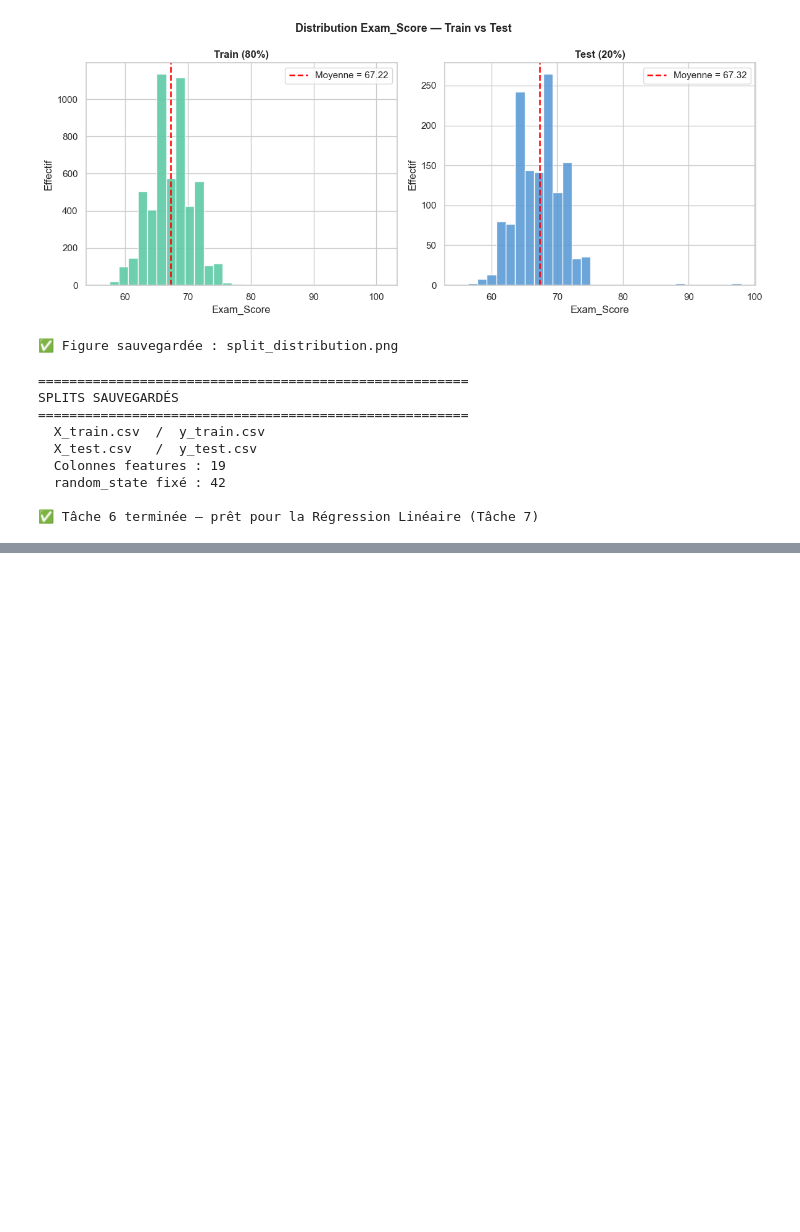
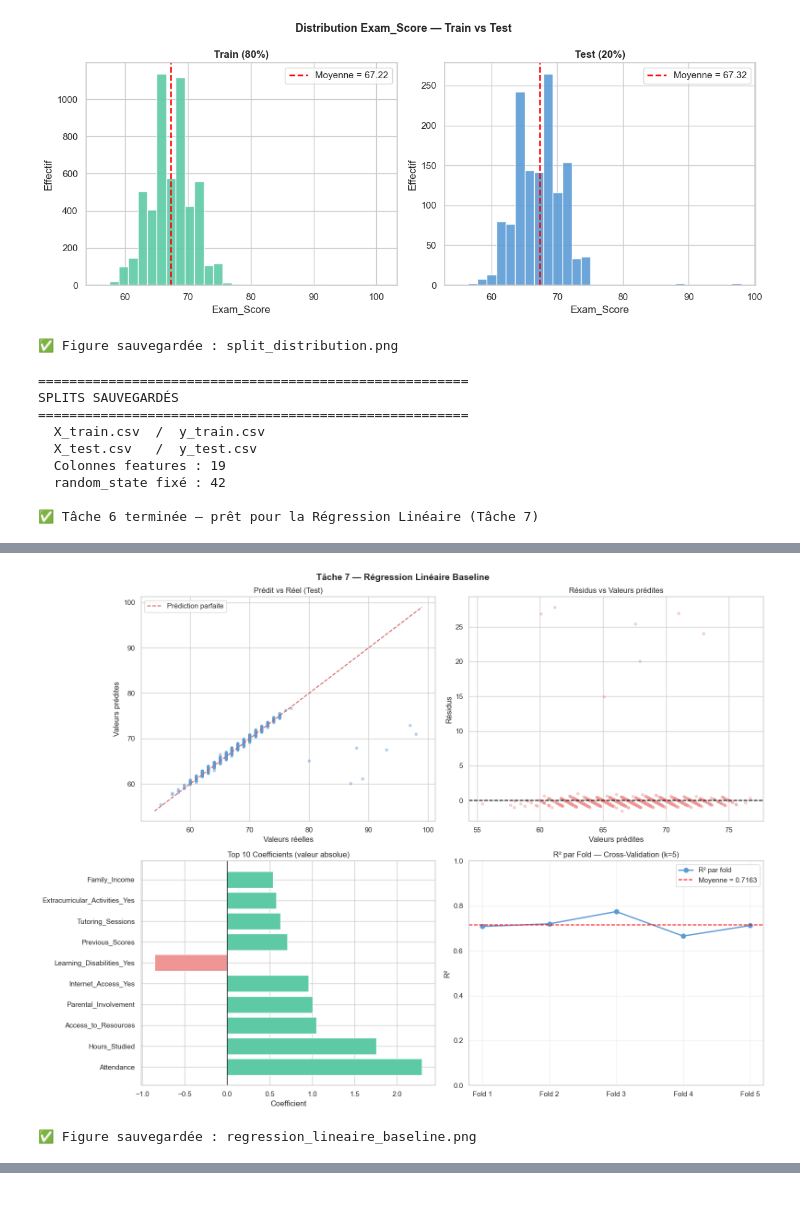
Before and after one commit to elfdlH/Projet-Encadre-Performance-Etudiante, a Jupyter notebook: Analyse_Performance_H.ipynb, the cells around one changed output, grey strips where cells are left out. Drawn from its saved outputs; the diff is of its cells as text; code cells hidden in the pictures; blank space fills up the shorter version.

```diff
--- a/Analyse_Performance_H.ipynb
+++ b/Analyse_Performance_H.ipynb
@@ -962,0 +1062,10 @@ SPLITS SAUVEGARDÉS
+# %%
+# ── ÉTAPE 5 : Coefficients ────────────────────────────────
+print("\n── COEFFICIENTS (top 10 valeurs absolues) ────────────")
+coef_df = pd.DataFrame({
+    "Feature":     X_train.columns,
+    "Coefficient": lr.coef_
+}).sort_values("Coefficient", key=abs, ascending=False)
+
+print(coef_df.head(10).to_string(index=False))
+print(f"\n  Intercept : {lr.intercept_:.4f}")
@@ -962,0 +1087,54 @@ SPLITS SAUVEGARDÉS
+# %%
+# ── ÉTAPE 6 : Visualisations ──────────────────────────────
+fig = plt.figure(figsize=(16, 12))
+gs  = gridspec.GridSpec(2, 2, figure=fig)
+fig.suptitle("Tâche 7 — Régression Linéaire Baseline", fontsize=14, fontweight="bold")
+
+# -- 6a : Prédit vs Réel (test) ----------------------------
+ax1 = fig.add_subplot(gs[0, 0])
+ax1.scatter(y_test, y_pred_test, alpha=0.4, color="#5B9BD5", s=15)
+lims = [min(y_test.min(), y_pred_test.min()) - 1,
+        max(y_test.max(), y_pred_test.max()) + 1]
+ax1.plot(lims, lims, "r--", linewidth=1.5, label="Prédiction parfaite")
+ax1.set_xlabel("Valeurs réelles")
+ax1.set_ylabel("Valeurs prédites")
+ax1.set_title("Prédit vs Réel (Test)")
+ax1.legend()
+
+# -- 6b : Résidus ------------------------------------------
+ax2 = fig.add_subplot(gs[0, 1])
+residuals = y_test - y_pred_test
+ax2.scatter(y_pred_test, residuals, alpha=0.4, color="#F09595", s=15)
+ax2.axhline(0, color="black", linewidth=1.5, linestyle="--")
+ax2.set_xlabel("Valeurs prédites")
+ax2.set_ylabel("Résidus")
+ax2.set_title("Résidus vs Valeurs prédites")
+
+# -- 6c : Coefficients top 10 ------------------------------
+ax3 = fig.add_subplot(gs[1, 0])
+top10 = coef_df.head(10)
+colors = ["#5DCAA5" if c > 0 else "#F09595" for c in top10["Coefficient"]]
+ax3.barh(top10["Feature"], top10["Coefficient"], color=colors, edgecolor="white")
+ax3.axvline(0, color="black", linewidth=1)
+ax3.set_title("Top 10 Coefficients (valeur absolue)")
+ax3.set_xlabel("Coefficient")
+
+# -- 6d : CV scores par fold --------------------------------
+ax4 = fig.add_subplot(gs[1, 1])
+folds = [f"Fold {i+1}" for i in range(5)]
+ax4.plot(folds, cv_r2, "o-", color="#5B9BD5", linewidth=2, markersize=7, label="R² par fold")
+ax4.axhline(cv_r2.mean(), color="red", linestyle="--",
+            label=f"Moyenne = {cv_r2.mean():.4f}")
+ax4.set_title("R² par Fold — Cross-Validation (k=5)")
+ax4.set_ylabel("R²")
+ax4.set_ylim(0, 1)
+ax4.legend()
+ax4.grid(True, alpha=0.3)
+
+plt.tight_layout()
+plt.savefig("regression_lineaire_baseline.png", dpi=150, bbox_inches="tight")
+plt.show()
+print("\n✅ Figure sauvegardée : regression_lineaire_baseline.png")
+# %% [output]
+[figure, added]
+✅ Figure sauvegardée : regression_lineaire_baseline.png
```
Also changed, not shown: parts of 33 cells of this notebook, 5 other files.
